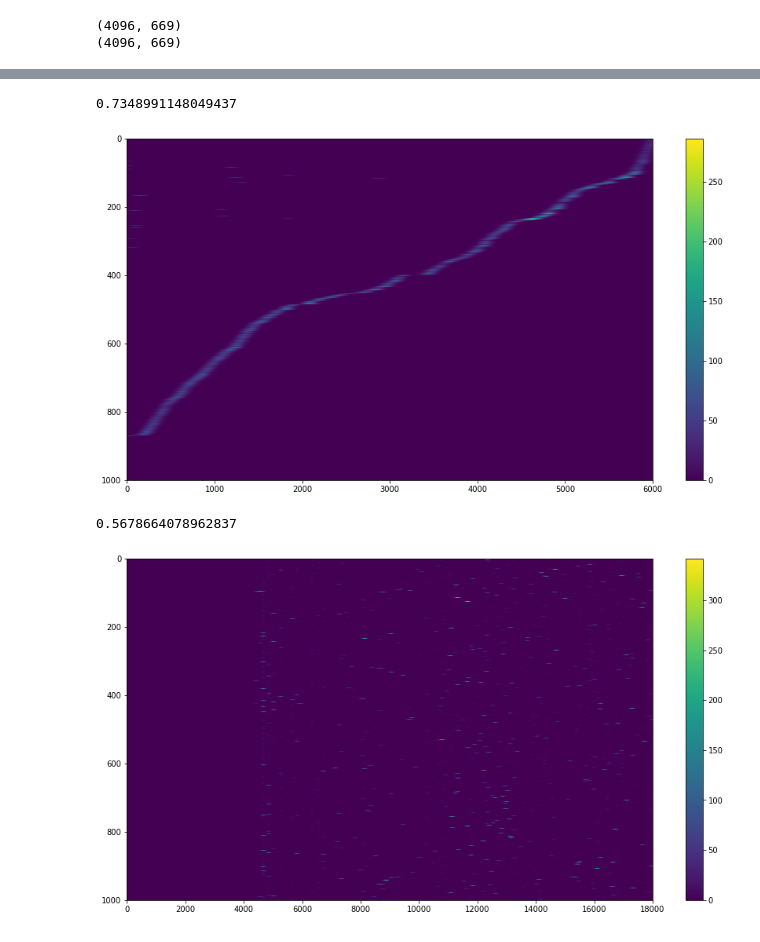
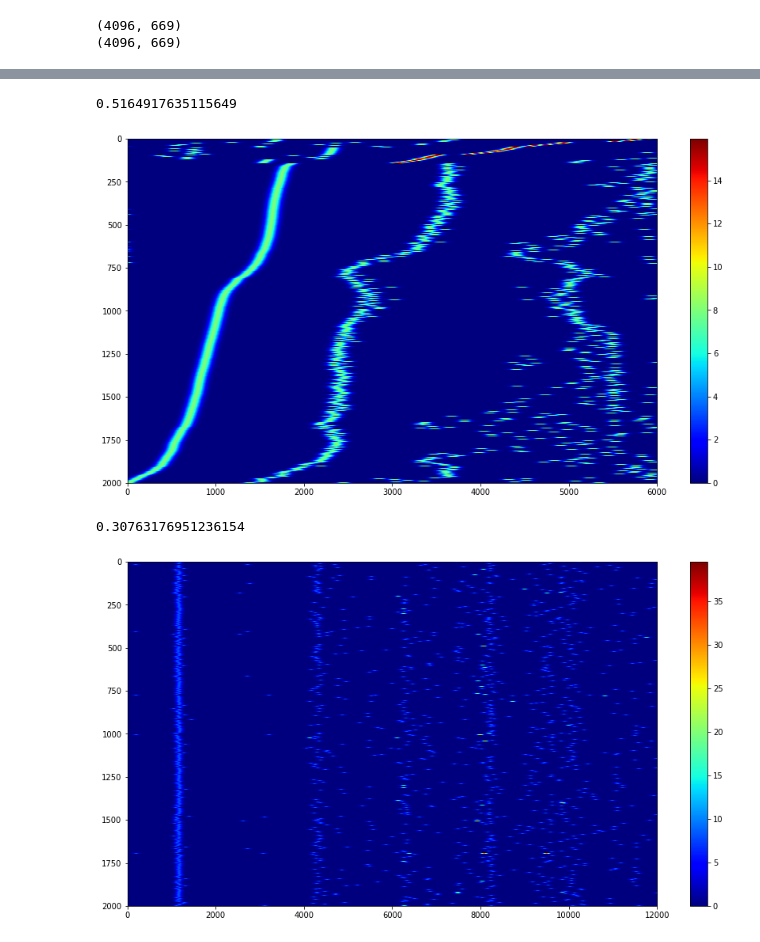
Before and after one commit to iraikov/nengo_maze_env, a Jupyter notebook: notebooks/srf_nengo_autoencoder_dof.ipynb, the cells around one changed output, grey strips where cells are left out. Drawn from its saved outputs; the diff is of its cells as text; code cells hidden in the pictures.

```diff
--- a/notebooks/srf_nengo_autoencoder_dof.ipynb
+++ b/notebooks/srf_nengo_autoencoder_dof.ipynb
@@ -58,7 +59,8 @@ n_steps = 100
 n_trials = 3
 input_matrix = np.vstack((dof_input_matrix, cnt_input_matrix))
 normed_input_matrix = input_matrix / np.max(input_matrix)
-train_data = np.tile(np.repeat(normed_input_matrix[:,:60], n_steps, axis=1), (1, n_trials))
+train_data = np.tile(np.repeat(normed_input_matrix[:,:30], n_steps, axis=1), (1, n_trials))
 print(train_data.shape)
 print(np.max(train_data))
+np.save("srf_nengo_dof_input_matrix.npy", train_data)
 # %% [output]
@@ -71,13 +73,15 @@ def array_input(input_matrix, dt, t, *args):
         i = -1
     return input_matrix[:,i]
 # %%
-N_outputs_srf = 1000
-N_exc_srf = train_data.shape[0]
+N_inputs = train_data.shape[0]
+
+N_outputs_srf = 2000
+N_exc_srf = N_inputs
 N_inh_srf = int(N_outputs_srf/2)
 
 
-N_exc_place = 1000
-N_inh_place = int(N_exc_place/4)
+N_exc_place = 2000
+N_inh_place = int(N_exc_place/2)
 
 dt = 0.001
 srf_seed = 19
@@ -85,10 +89,13 @@ t_end = train_data.shape[1] * dt
 print(f't_end = {t_end}')
 
 srf_place_network = nengo.Network(label="Learning with spatial receptive fields", seed=srf_seed)
+rng = np.random.RandomState(seed=srf_seed)
+
 
 with srf_place_network as model:
 
-    srf_network = PRF(exc_input_func = partial(array_input, train_data, dt),
+
+    srf_network = PRF(exc_input_func=partial(array_input, train_data, dt),
 
                   connect_exc_inh_input = True,
 
@@ -97,9 +104,9 @@ with srf_place_network as model:
                   n_outputs = N_outputs_srf,
                   isp_target_rate = 1.0,
 
-                  p_E = 0.15,
-                  p_EE = 0.05,
-                  p_EI_Ext = 0.172,
+                  p_E = 0.01,
+                  p_EE = 0.02,
+                  p_EI_Ext = 0.3,
                   p_EI = 0.3,
 
                   tau_E = 0.05,
@@ -112,11 +119,13 @@ with srf_place_network as model:
                   label="Spatial receptive field network",
                   seed=srf_seed)
 
+
     place_network = EI(n_excitatory = N_exc_place,
                     n_inhibitory = N_inh_place,
                     isp_target_rate = 1.0,
                     learning_rate_I=0.01,
-                    p_EE = 0.01,
+                    learning_rate_E=0.055,
+                    p_EE = 0.02,
                     p_EI = 0.4,
                     tau_E = 0.05,
                     tau_I = 0.1,
@@ -124,8 +133,6 @@ with srf_place_network as model:
                     connect_exc_inh = True,
                     label="Place network",
                     seed=srf_seed)
-
-    rng = np.random.RandomState(seed=srf_seed)
 
     w_PV_E = 1e-3
     weights_dist_PV_E = rng.normal(size=N_outputs_srf*N_exc_place).reshape((N_exc_place, N_outputs_srf))
@@ -158,7 +165,8 @@ with srf_place_network as model:
     conn_PV_I = nengo.Connection(srf_network.output.neurons,
                              place_network.inh.neurons,
                              transform=weights_initial_PV_I,
-                             synapse=nengo.Alpha(0.01))
+                             synapse=nengo.Alpha(0.01),
+                             learning_rule_type=ISP(learning_rate=0.01))
     with place_network:
         p_place_output_spikes = nengo.Probe(place_network.exc.neurons, synapse=None)
         p_place_inh_rates = nengo.Probe(place_network.inh.neurons)
@@ -223,22 +233,22 @@ print(np.mean(output_rates))
 # %%
 # output_rates = rates_kernel(sim.trange(), output_spikes, tau=0.1)
 plt.figure(figsize=(15,8))
-sorted_idxs = np.argsort(-np.argmax(output_rates[12000:].T, axis=1))
-plt.imshow(output_rates[12000:,sorted_idxs].T, interpolation="nearest", aspect="auto")
+sorted_idxs = np.argsort(-np.argmax(output_rates[6000:].T, axis=1))
+plt.imshow(output_rates[6000:,sorted_idxs].T, interpolation="nearest", aspect="auto", cmap="jet")
 plt.colorbar();
 print(np.mean(output_rates))
 # %% [output]
-0.7348991148049437
+0.5164917635115649
-[figure, old version]
+[figure, new version]
 # %%
 place_spikes = sim.data[p_place_output_spikes]
 place_rates = rates_kernel(sim.trange(), place_spikes, tau=0.1)
 plt.figure(figsize=(15,8))
-plt.imshow(place_rates.T, interpolation="nearest", aspect="auto")
+plt.imshow(place_rates.T, interpolation="nearest", aspect="auto", cmap="jet")
 plt.colorbar();
 print(np.mean(place_rates))
 # %% [output]
-0.5678664078962837
+0.30763176951236154
-[figure, old version]
+[figure, new version]
 # %%
 plt.figure(figsize=(15,8))
```
Also changed, not shown: parts of 9 cells of this notebook, 2 other files.
